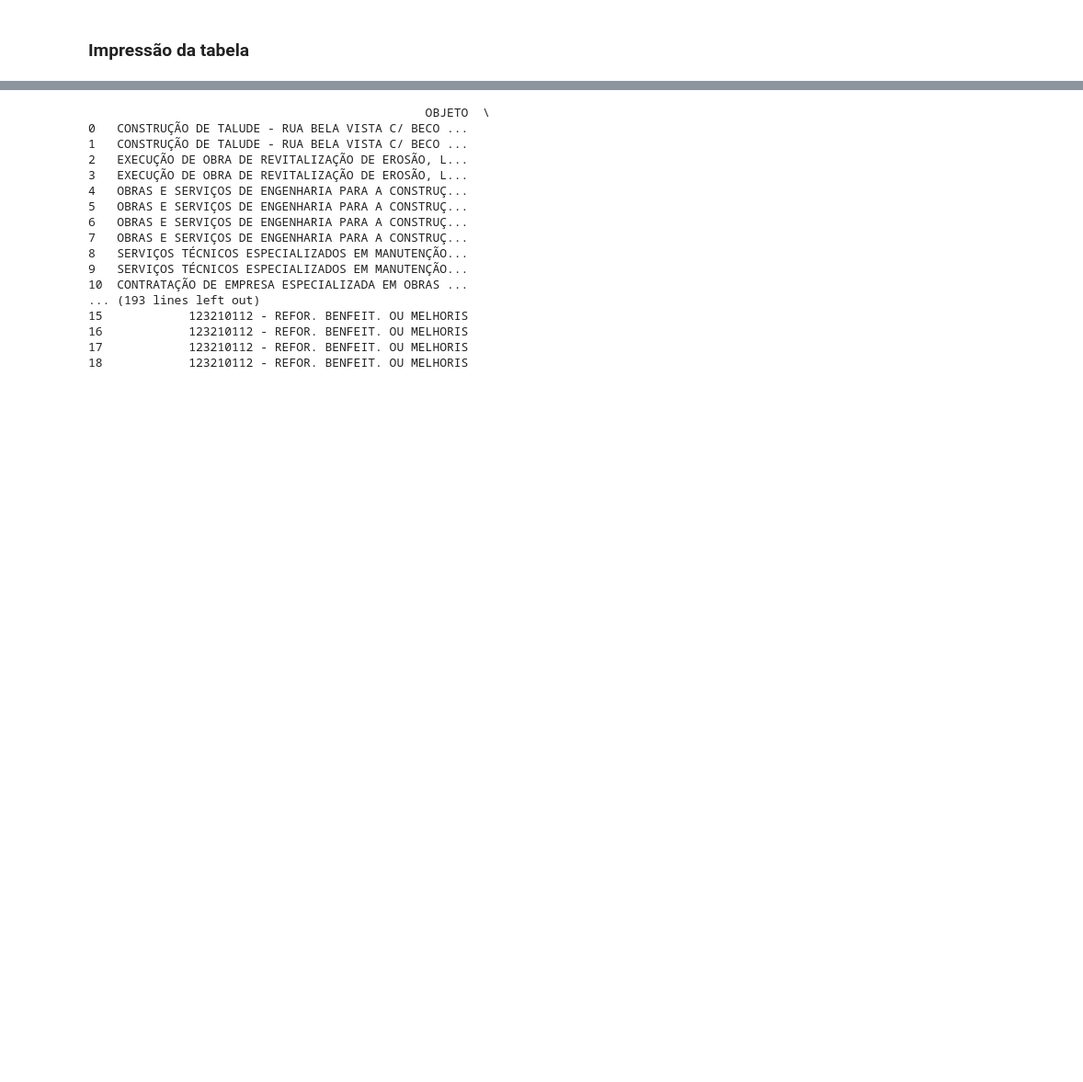
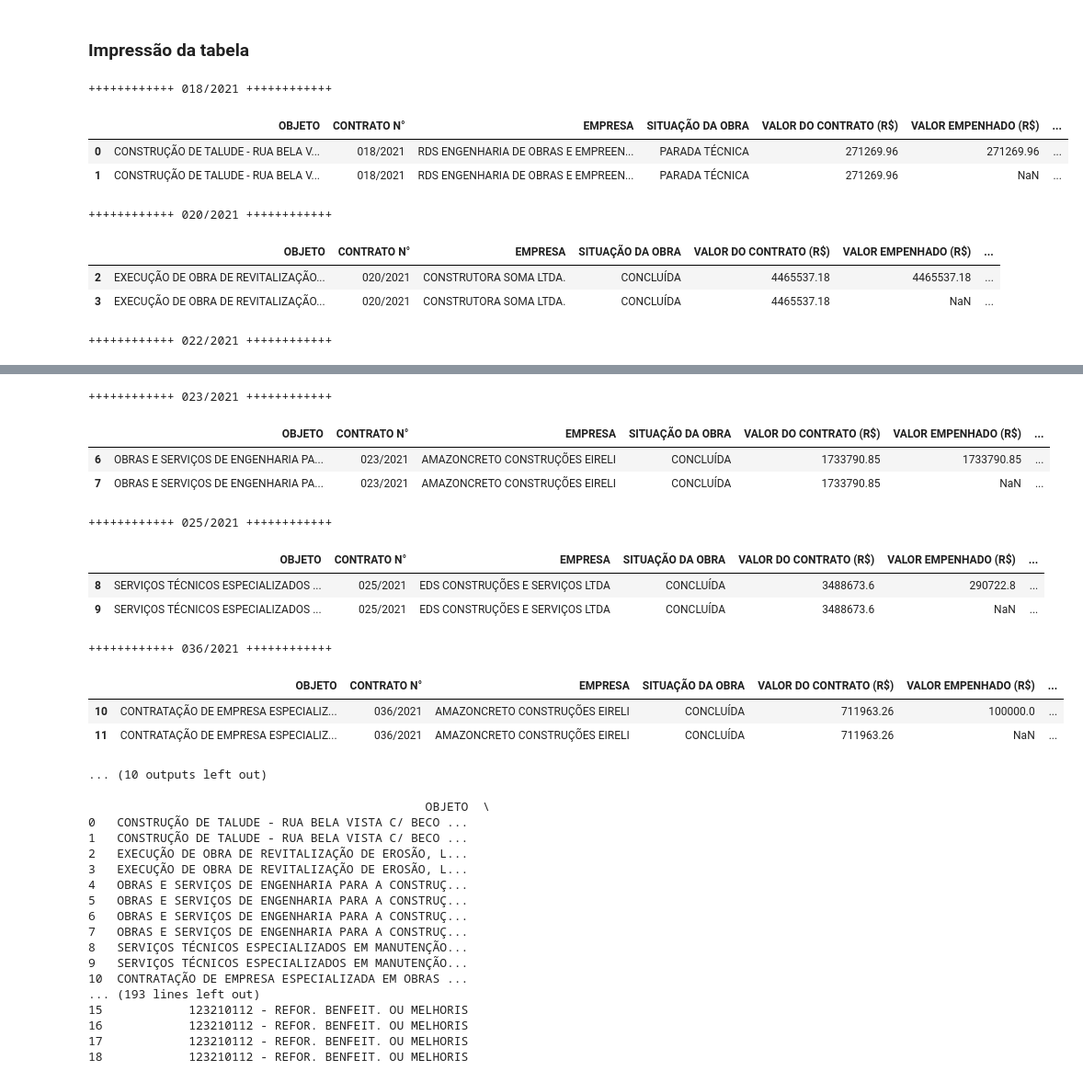
Before and after one commit to luamAP/Projeto-Controle_de_obras, a Jupyter notebook: controle_obras.ipynb, the cells around one changed output, grey strips where cells are left out. Shown at 92% size. Saved outputs shown, nothing was run; the diff lists cells and outputs as text; code cells hidden in the pictures; blank space fills up the shorter version.

Commit message:
Refazer impressão, pq não ta dando certo no excel

```diff
--- a/controle_obras.ipynb
+++ b/controle_obras.ipynb
@@ -93,16 +185,26 @@ workbook.save('informacoes_obra.xlsx')
 # %%
 import pandas as pd
 
-excel = pd.read_excel(r"C:\Users\luan.pinto\Desktop\Códigos\Projeto - Controle de obras\EXCEL\obras_2021.xlsx")
+df = pd.read_excel(r"C:\Users\luan.pinto\Desktop\Códigos\Projeto - Controle de obras\ARQUIVOS\obras_2021.xlsx")
 
 contratos_processados = set()  # Crie um conjunto para rastrear os contratos processados
 
-for n_contrato in excel["CONTRATO N°"]:
+for n_contrato in df["CONTRATO N°"]:
     if n_contrato not in contratos_processados:
         print(f'++++++++++++ {n_contrato} ++++++++++++')
-        corte_df = excel[excel['CONTRATO N°'] == n_contrato]
+        corte_df = df[df['CONTRATO N°'] == n_contrato]
         display(corte_df)
         contratos_processados.add(n_contrato)
 
 
 # print(excel.tolist())
+# %% [output]
+++++++++++++ 018/2021 ++++++++++++
+|  | OBJETO | CONTRATO N° | EMPRESA | SITUAÇÃO DA OBRA | VALOR DO CONTRATO (R$) | VALOR EMPENHADO (R$) | ... |
+| 0 | CONSTRUÇÃO DE TALUDE - RUA BELA V... | 018/2021 | RDS ENGENHARIA DE OBRAS E EMPREEN... | PARADA TÉCNICA | 271269.96 | 271269.96 | ... |
+| 1 | CONSTRUÇÃO DE TALUDE - RUA BELA V... | 018/2021 | RDS ENGENHARIA DE OBRAS E EMPREEN... | PARADA TÉCNICA | 271269.96 | NaN | ... |
+++++++++++++ 020/2021 ++++++++++++
+|  | OBJETO | CONTRATO N° | EMPRESA | SITUAÇÃO DA OBRA | VALOR DO CONTRATO (R$) | VALOR EMPENHADO (R$) | ... |
+| 2 | EXECUÇÃO DE OBRA DE REVITALIZAÇÃO... | 020/2021 | CONSTRUTORA SOMA LTDA. | CONCLUÍDA | 4465537.18 | 4465537.18 | ... |
+| 3 | EXECUÇÃO DE OBRA DE REVITALIZAÇÃO... | 020/2021 | CONSTRUTORA SOMA LTDA. | CONCLUÍDA | 4465537.18 | NaN | ... |
+++++++++++++ 022/2021 ++++++++++++
@@ -109,3 +214,16 @@ for n_contrato in excel["CONTRATO N°"]:
+++++++++++++ 023/2021 ++++++++++++
+|  | OBJETO | CONTRATO N° | EMPRESA | SITUAÇÃO DA OBRA | VALOR DO CONTRATO (R$) | VALOR EMPENHADO (R$) | ... |
+| 6 | OBRAS E SERVIÇOS DE ENGENHARIA PA... | 023/2021 | AMAZONCRETO CONSTRUÇÕES EIRELI | CONCLUÍDA | 1733790.85 | 1733790.85 | ... |
+| 7 | OBRAS E SERVIÇOS DE ENGENHARIA PA... | 023/2021 | AMAZONCRETO CONSTRUÇÕES EIRELI | CONCLUÍDA | 1733790.85 | NaN | ... |
+++++++++++++ 025/2021 ++++++++++++
+|  | OBJETO | CONTRATO N° | EMPRESA | SITUAÇÃO DA OBRA | VALOR DO CONTRATO (R$) | VALOR EMPENHADO (R$) | ... |
+| 8 | SERVIÇOS TÉCNICOS ESPECIALIZADOS ... | 025/2021 | EDS CONSTRUÇÕES E SERVIÇOS LTDA | CONCLUÍDA | 3488673.6 | 290722.8 | ... |
+| 9 | SERVIÇOS TÉCNICOS ESPECIALIZADOS ... | 025/2021 | EDS CONSTRUÇÕES E SERVIÇOS LTDA | CONCLUÍDA | 3488673.6 | NaN | ... |
+++++++++++++ 036/2021 ++++++++++++
+|  | OBJETO | CONTRATO N° | EMPRESA | SITUAÇÃO DA OBRA | VALOR DO CONTRATO (R$) | VALOR EMPENHADO (R$) | ... |
+| 10 | CONTRATAÇÃO DE EMPRESA ESPECIALIZ... | 036/2021 | AMAZONCRETO CONSTRUÇÕES EIRELI | CONCLUÍDA | 711963.26 | 100000.0 | ... |
+| 11 | CONTRATAÇÃO DE EMPRESA ESPECIALIZ... | 036/2021 | AMAZONCRETO CONSTRUÇÕES EIRELI | CONCLUÍDA | 711963.26 | NaN | ... |
+... (10 outputs left out)
 # %%
 print(excel)
 # %% [output]
```
Also changed, not shown: parts of 6 cells of this notebook, 18 other files.
